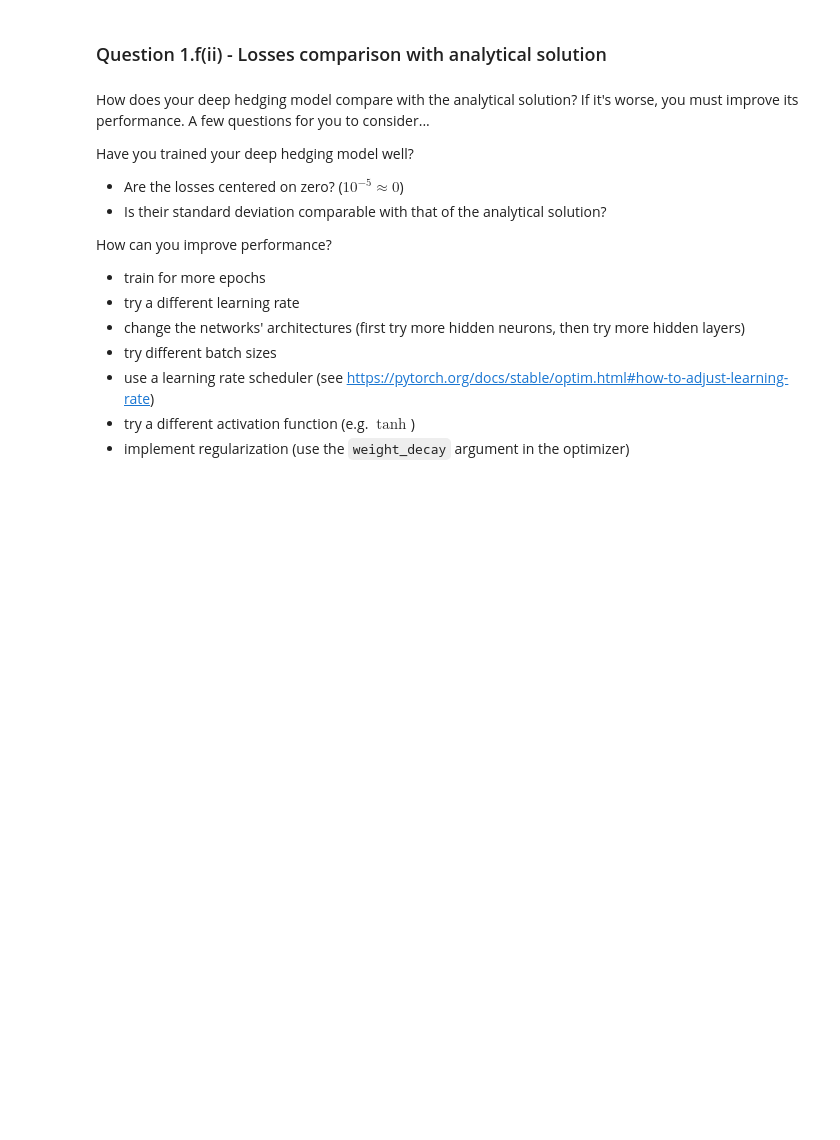
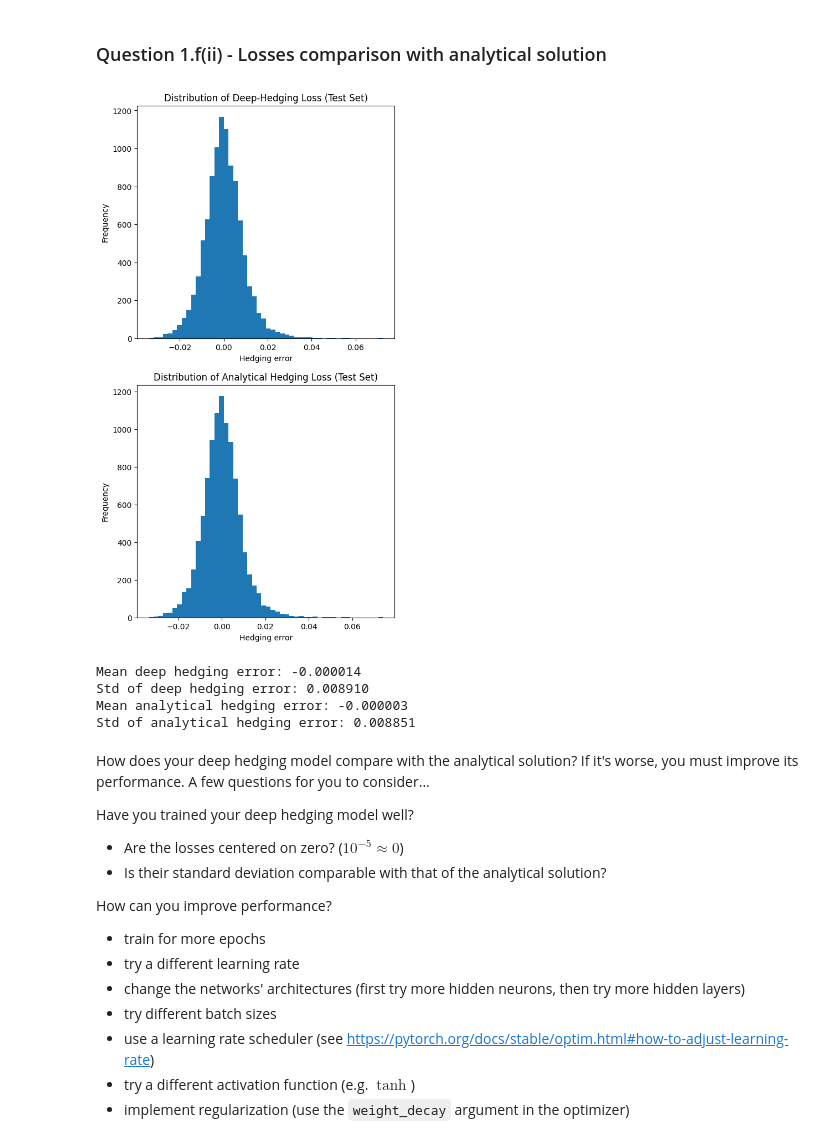
Before and after one commit to njohnson433/Machine-Learning-in-Finance-Insurance-HS25, a Jupyter notebook: project_3/template3.ipynb, the cells around one changed output. Drawn from its saved outputs; the diff is of its cells as text; code cells hidden in the pictures; blank space fills up the shorter version.

```diff
--- a/project_3/template3.ipynb
+++ b/project_3/template3.ipynb
@@ -222,10 +225,63 @@ No points for solutions without explicit derivation.
 ### Question 1.f(ii) - Losses comparison with analytical solution
 # %%
 # Implement the formula you found
+def analytical_hedge(n):
+
+    K = 1
+    T = 30/365
+    sigma = 0.5
+    r = 0
+
+    h_bs = []
+    for t in range(n):
+        tau = T * (1 - t / n)
+        d_plus = 1/(sigma*torch.sqrt(torch.tensor(tau))) * (torch.log(test[:,t]/K)+(r + sigma**2/2)*(tau))
+        h_bs.append(torch.distributions.Normal(0, 1).cdf(d_plus))
+
+    # convert tensor so that each row is one simulated path and the columns correspond to the timesteps.
+    h_bs = torch.stack(h_bs, dim=1)
+
+    return h_bs
+
+def analytical_loss(H_BS, S, price):
+    payoff = call_payoff(S[:, -1])
+    hedge_val = torch.sum(H_BS * (S[:, 1:] - S[:, :-1]), dim=1)
+    return payoff - price - hedge_val
 
 # Evaluate the losses of the analytical hedging strategies on the test set
+H_BS = analytical_hedge(N)
 
+with torch.no_grad():
+    loss_analytical = analytical_loss(H_BS, test, rn_price.mean())
 # Plot a histograms of the hedging losses (analytical and deep hedging) and print means and standard deviations
+
+fig, axes = plt.subplots(2,1,figsize=(6, 12))
+
+# Plot a histogram of the hedging losses and print mean and standard deviation
+axes[0].hist(errors.numpy(), bins=50)
+axes[0].set_title("Distribution of Deep-Hedging Loss (Test Set)")
+axes[0].set_xlabel("Hedging error")
+axes[0].set_ylabel("Frequency")
+
+axes[1].hist(loss_analytical.numpy(), bins=50)
+axes[1].set_title("Distribution of Analytical Hedging Loss (Test Set)")
+axes[1].set_xlabel("Hedging error")
+axes[1].set_ylabel("Frequency")
+
+plt.show()
+
+# Compute mean and std of squared loss
+print(f"Mean deep hedging error: {errors.mean().item():.6f}")
+print(f"Std of deep hedging error: {errors.std().item():.6f}")
+
+print(f"Mean analytical hedging error: {loss_analytical.mean().item():.6f}")
+print(f"Std of analytical hedging error: {loss_analytical.std().item():.6f}")
+# %% [output]
+[figure, added]
+Mean deep hedging error: -0.000014
+Std of deep hedging error: 0.008910
+Mean analytical hedging error: -0.000003
+Std of analytical hedging error: 0.008851
 # %% [markdown]
 How does your deep hedging model compare with the analytical solution? If it's worse, you must improve its performance. A few questions for you to consider...
 
```
Also changed, not shown: parts of 3 cells of this notebook, 1 other file.
